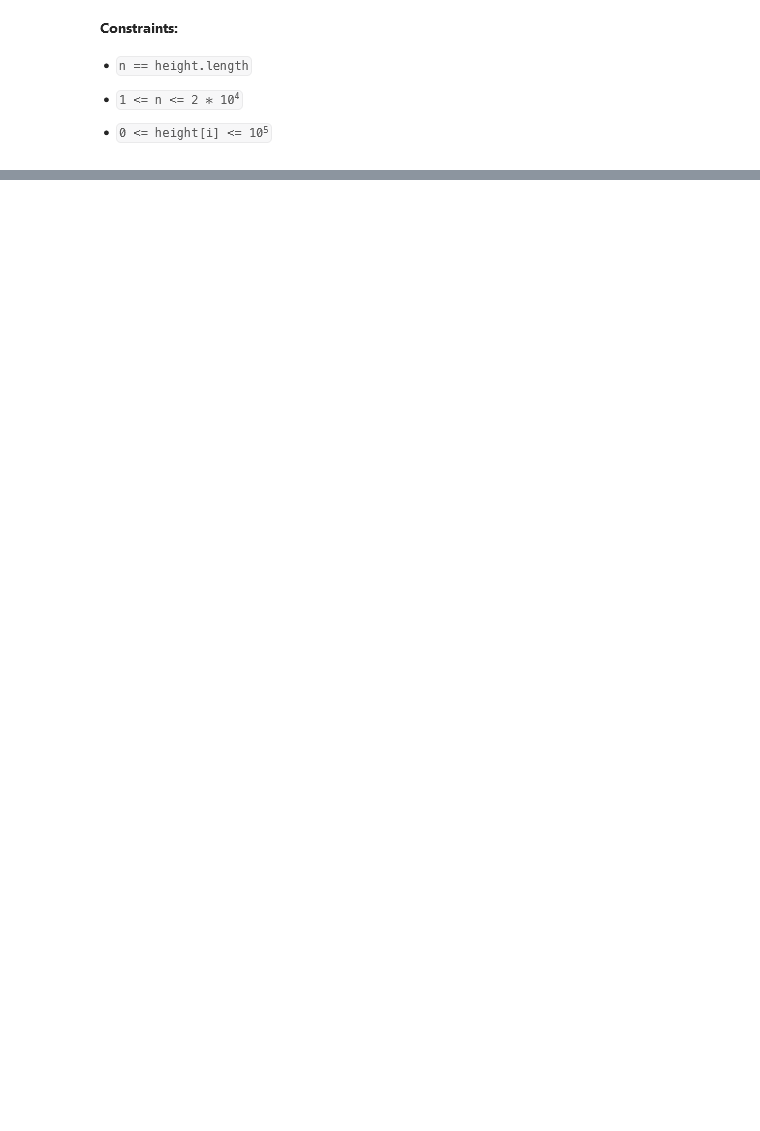
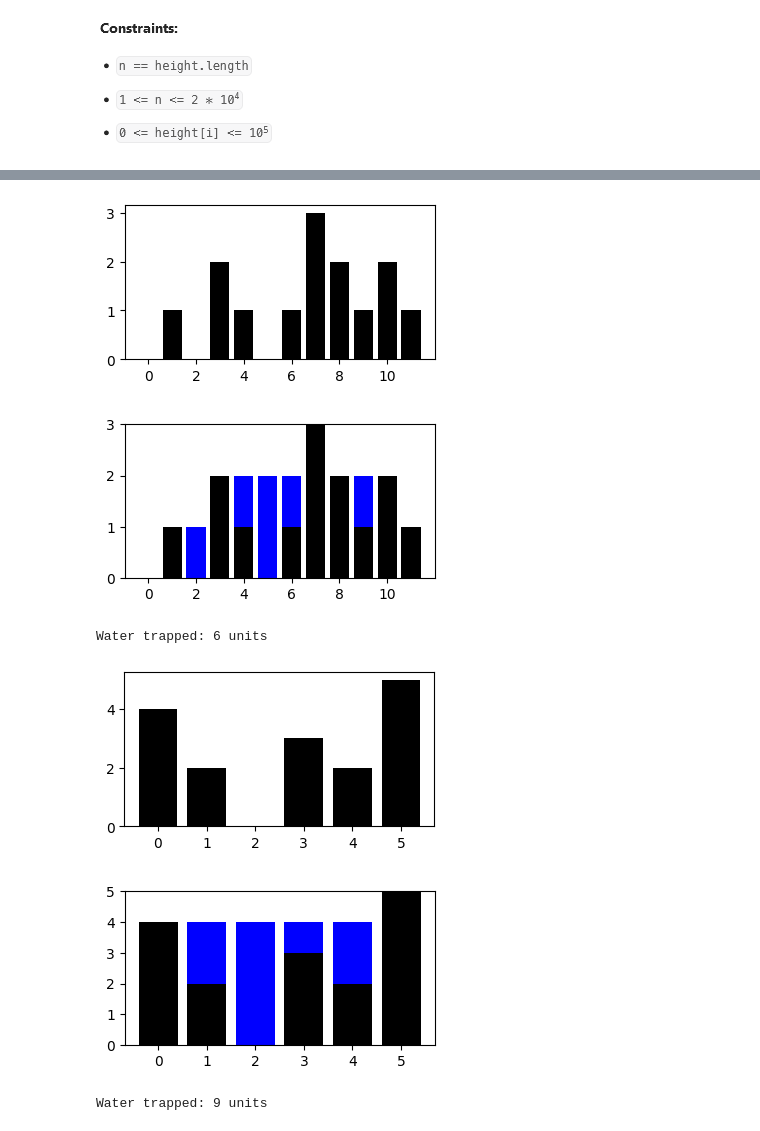
Before and after one commit to felytz/python, a Jupyter notebook: MCD/PCD/C-Problemitas_parte_1.ipynb, the cells around one changed output, grey strips where cells are left out. Drawn from its saved outputs; the diff is of its cells as text; code cells hidden in the pictures; blank space fills up the shorter version.

```diff
--- a/MCD/PCD/C-Problemitas_parte_1.ipynb
+++ b/MCD/PCD/C-Problemitas_parte_1.ipynb
@@ -22,0 +132,80 @@ Given n non-negative integers representing an elevation map where the width of e
+# %%
+# list of lists to solve
+heights_r=[]
+heights_r.append([0,1,0,2,1,0,1,3,2,1,2,1])
+heights_r.append([4,2,0,3,2,5])
+
+# we repeat the process for each list
+for height_r in heights_r:
+
+    # initial values
+    total=0
+    dic_r = {i: value for i, value in enumerate(height_r)}
+    dic_og = dic_r.copy()
+    dic_fill = {key: 0 for key in dic_r}
+
+    # initial graph
+    plt.bar(list(dic_r.keys()), list(dic_r.values()),color='black')
+    plt.show()
+
+    # for every max value, we repeat the following algorithm
+    while max(dic_r.values())>0:
+
+        # max values index list
+        max_indices=[]
+
+        # actual max value
+        max_value = max(dic_r.values())
+
+        # making the max values list
+        for keys, values in dic_r.items():
+            if values==max_value:
+                max_indices.append(keys)
+
+        # we get the valid ranges of the max values
+        max_range=extract_ranges(max_indices)
+
+        # times we need to fill ranges (iter)
+        max_len=len(max_range)
+        iter=max_len//2
+
+        # we fill the water
+        for k in range(iter):
+            # left wall
+            ind_1=max_range[2*k]
+
+            # right wall
+            ind_2=max_range[2*k+1]
+
+            # indexes in between the walls
+            for key in range(ind_1 + 1, ind_2):
+
+                # we add 1 unit of water in the indexes
+                dic_fill[key] += 1
+
+        # we reduce 1 unit every index with a max value
+        for j in max_indices:
+            dic_r[j]=dic_r[j]-1
+
+    # total water
+    total = sum(dic_fill.values())
+
+    # values to graph
+    categories = list(dic_og.keys())
+    values_r = list(dic_og.values())
+    values_fill = list(dic_fill.values())
+
+    #graph
+    plt.bar(categories, values_r, color='black', label='dic_r')
+    plt.bar(categories, values_fill, bottom=values_r, color='blue', label='dic_fill')
+    plt.show()
+
+    #result
+    print(f'Water trapped: {total} units')
+# %% [output]
+[figure, added]
+[figure, added]
+Water trapped: 6 units
+[figure, added]
+[figure, added]
+Water trapped: 9 units
```
Also changed, not shown: parts of 8 cells of this notebook.
